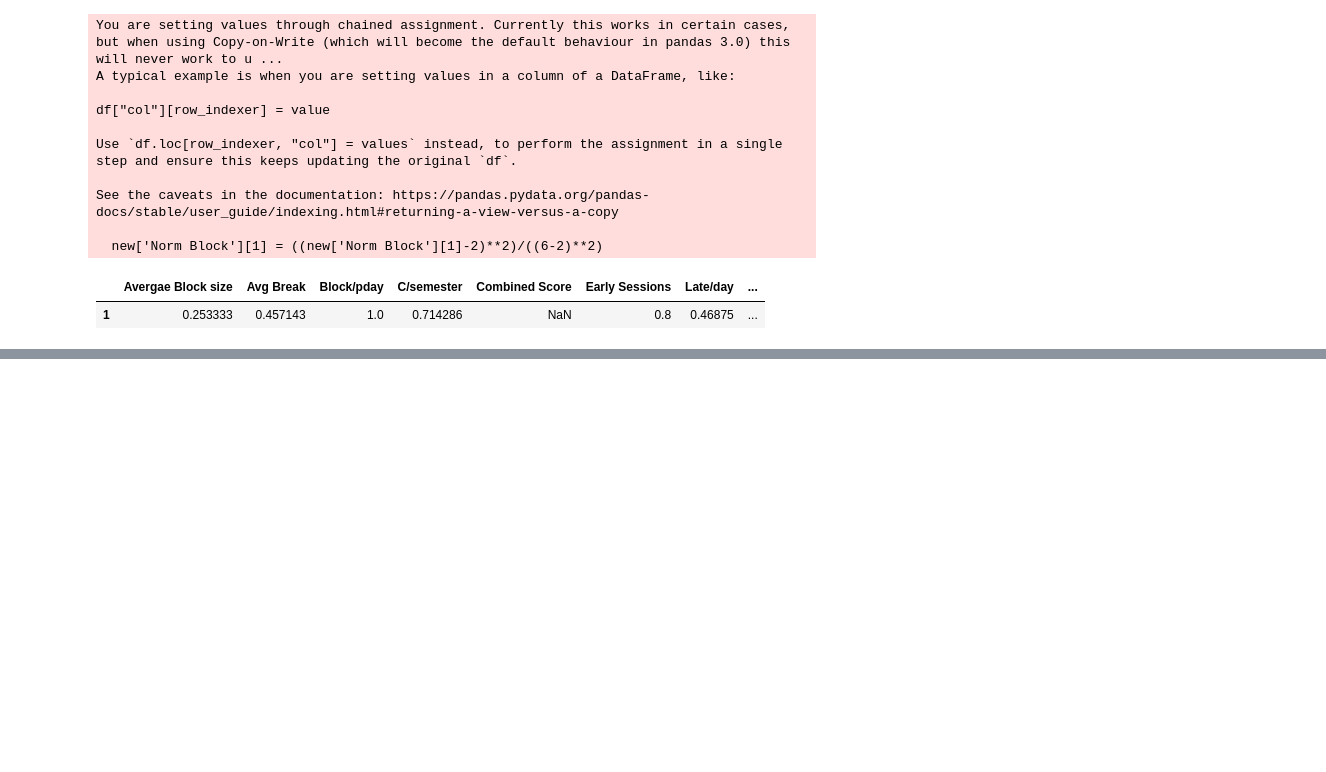
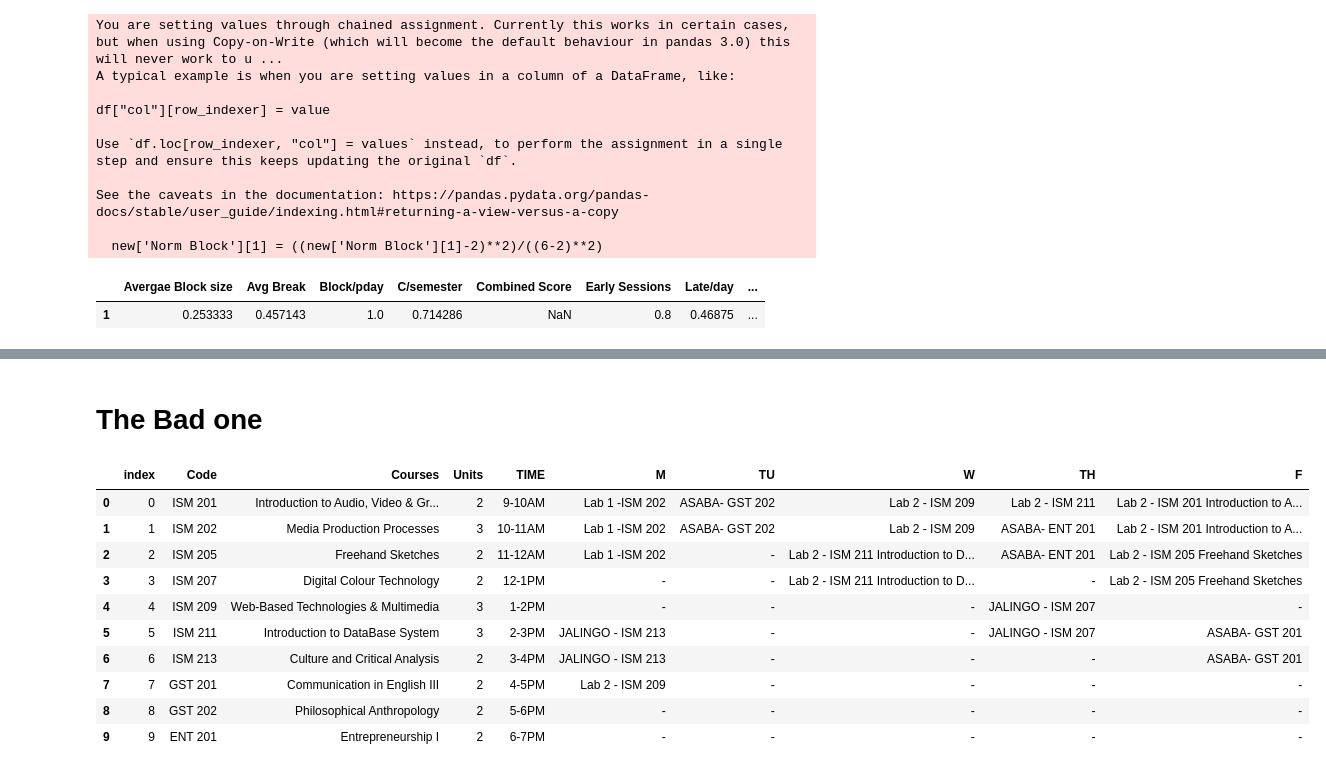
Before and after one commit to BoluP0202/Timetabling, a Jupyter notebook: rater.ipynb, the cells around one changed output, grey strips where cells are left out. Saved outputs shown, nothing was run; the diff lists cells and outputs as text; code cells hidden in the pictures; blank space fills up the shorter version.

```diff
--- a/rater.ipynb
+++ b/rater.ipynb
@@ -79,0 +75,18 @@ RandomForestClassifier(max_depth=50, max_features=9, n_jobs=-1, random_state=20)
+# %% [markdown]
+# The Bad one
+# %%
+badsamp = pd.read_csv('csv/sampleB.csv')
+# %%
+badsamp
+# %% [output]
+|  | index | Code | Courses | Units | TIME | M | TU | W | TH | F |
+| 0 | 0 | ISM 201 | Introduction to Audio, Video & Gr... | 2 | 9-10AM | Lab 1 -ISM 202 | ASABA- GST 202 | Lab 2 - ISM 209 | Lab 2 - ISM 211 | Lab 2 - ISM 201 Introduction to A... |
+| 1 | 1 | ISM 202 | Media Production Processes | 3 | 10-11AM | Lab 1 -ISM 202 | ASABA- GST 202 | Lab 2 - ISM 209 | ASABA- ENT 201 | Lab 2 - ISM 201 Introduction to A... |
+| 2 | 2 | ISM 205 | Freehand Sketches | 2 | 11-12AM | Lab 1 -ISM 202 | - | Lab 2 - ISM 211 Introduction to D... | ASABA- ENT 201 | Lab 2 - ISM 205 Freehand Sketches |
+| 3 | 3 | ISM 207 | Digital Colour Technology | 2 | 12-1PM | - | - | Lab 2 - ISM 211 Introduction to D... | - | Lab 2 - ISM 205 Freehand Sketches |
+| 4 | 4 | ISM 209 | Web-Based Technologies & Multimedia | 3 | 1-2PM | - | - | - | JALINGO - ISM 207 | - |
+| 5 | 5 | ISM 211 | Introduction to DataBase System | 3 | 2-3PM | JALINGO - ISM 213 | - | - | JALINGO - ISM 207 | ASABA- GST 201 |
+| 6 | 6 | ISM 213 | Culture and Critical Analysis | 2 | 3-4PM | JALINGO - ISM 213 | - | - | - | ASABA- GST 201 |
+| 7 | 7 | GST 201 | Communication in English III | 2 | 4-5PM | Lab 2 - ISM 209 | - | - | - | - |
+| 8 | 8 | GST 202 | Philosophical Anthropology | 2 | 5-6PM | - | - | - | - | - |
+| 9 | 9 | ENT 201 | Entrepreneurship I | 2 | 6-7PM | - | - | - | - | - |
```
Also changed, not shown: parts of 12 cells of this notebook, 8 other files.
